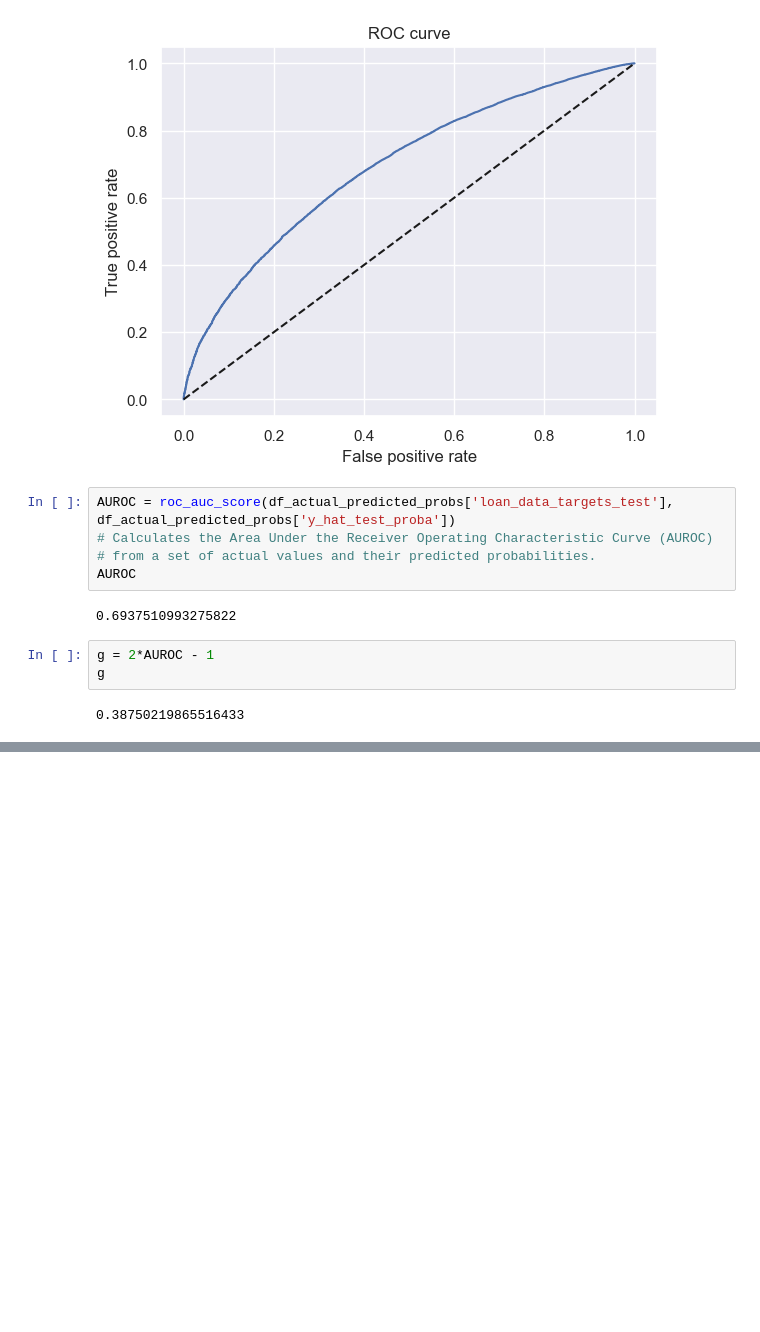
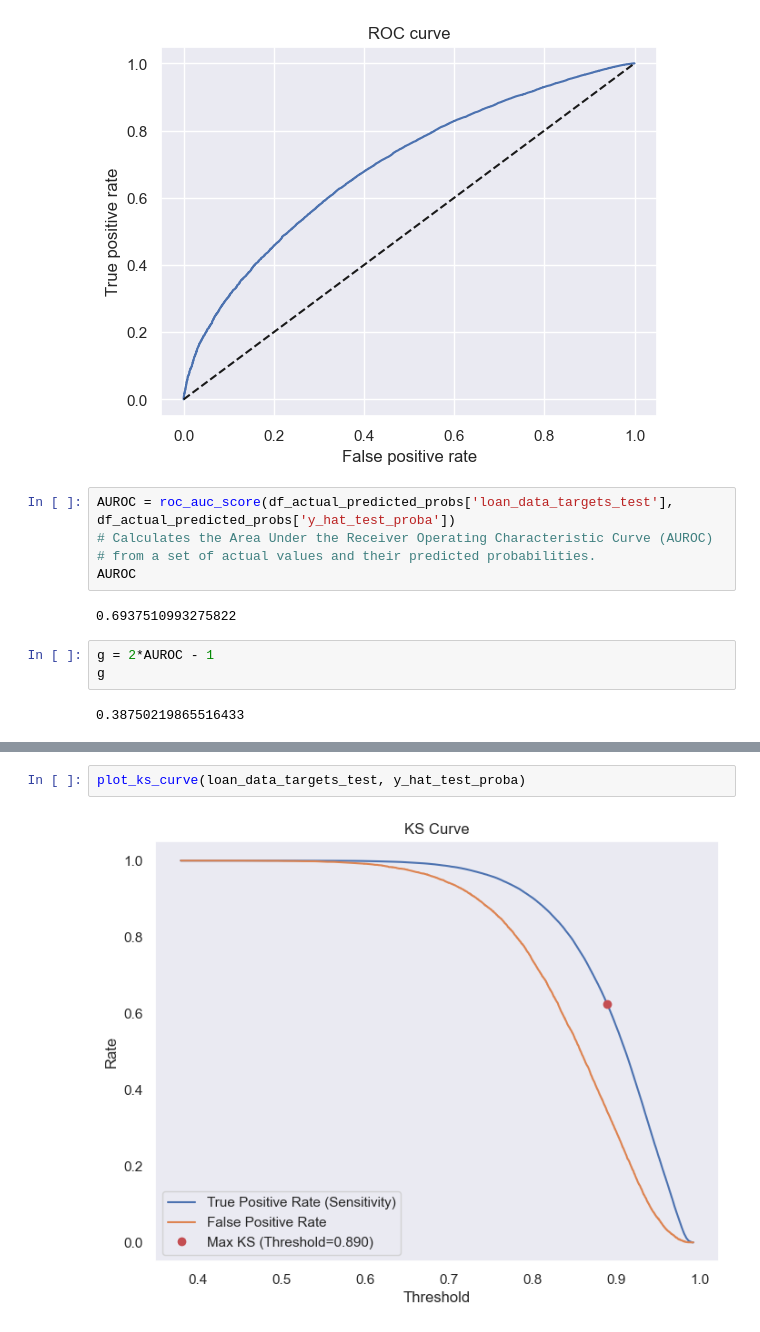
Before and after one commit to dcgkpindiastudy/CreditRiskModelingInPython, a Jupyter notebook: Src/Credit Risk Modeling - PD Model.ipynb, the cells around one changed output, grey strips where cells are left out. Drawn from its saved outputs; the diff is of its cells as text; blank space fills up the shorter version.

```diff
--- a/Src/Credit Risk Modeling - PD Model.ipynb
+++ b/Src/Credit Risk Modeling - PD Model.ipynb
@@ -1367,0 +1564,4 @@ g
+# %%
+plot_ks_curve(loan_data_targets_test, y_hat_test_proba)
+# %% [output]
+[figure, added]
```
Also changed, not shown: parts of 18 cells of this notebook.
